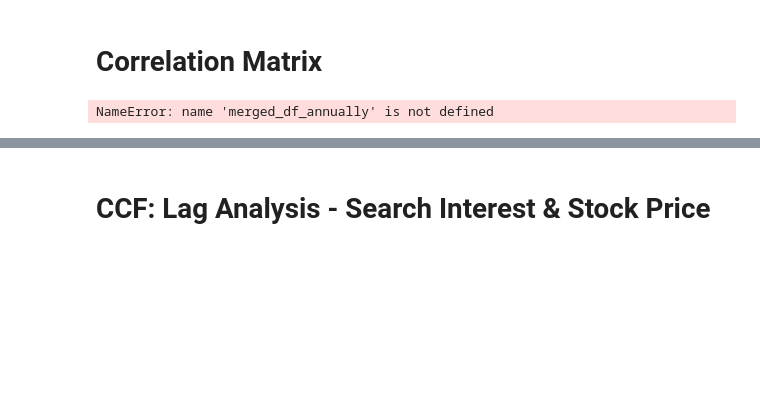
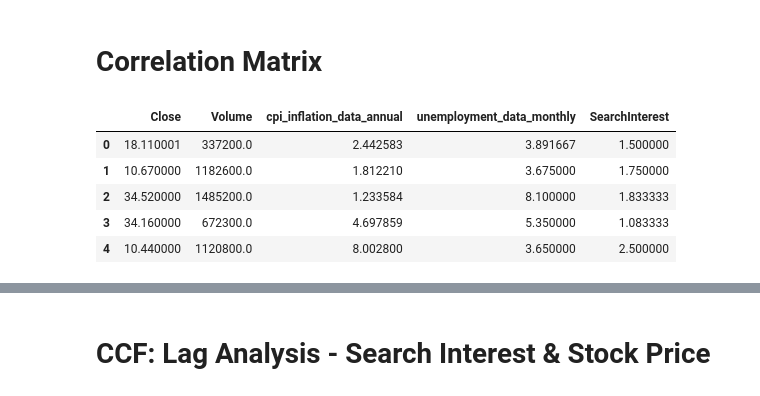
Before and after one commit to milleau98/2026-gig-data-analysis, a Jupyter notebook: notebooks/data-analyses/correlation_analyses.ipynb, the cells around one changed output, grey strips where cells are left out. Saved outputs shown, nothing was run; the diff lists cells and outputs as text; code cells hidden in the pictures; blank space fills up the shorter version.

```diff
--- a/notebooks/data-analyses/correlation_analyses.ipynb
+++ b/notebooks/data-analyses/correlation_analyses.ipynb
@@ -4,12 +20,12 @@
 import pandas as pd
 
 # stock price
-gig_stock_df_annually = pd.read_csv('../data/yfinance/gig_yfinance_annually.csv', parse_dates=['Date'])
-gig_stock_df_quarterly = pd.read_csv('../data/yfinance/gig_yfinance_quarterly.csv', parse_dates=['Date'])
-gig_stock_df_monthly = pd.read_csv('../data/yfinance/gig_yfinance_monthly.csv', parse_dates=['Date'])
-sp500_stock_df_annually = pd.read_csv('../data/yfinance/sp500_yfinance_annually.csv', parse_dates=['Date'])
-sp500_stock_df_quarterly = pd.read_csv('../data/yfinance/sp500_yfinance_quarterly.csv', parse_dates=['Date'])
-sp500_stock_df_monthly = pd.read_csv('../data/yfinance/sp500_yfinance_monthly.csv', parse_dates=['Date'])
+gig_stock_df_annually = pd.read_csv('../../data/yfinance/gig_yfinance_annually.csv', parse_dates=['Date'])
+gig_stock_df_quarterly = pd.read_csv('../../data/yfinance/gig_yfinance_quarterly.csv', parse_dates=['Date'])
+gig_stock_df_monthly = pd.read_csv('../../data/yfinance/gig_yfinance_monthly.csv', parse_dates=['Date'])
+sp500_stock_df_annually = pd.read_csv('../../data/yfinance/sp500_yfinance_annually.csv', parse_dates=['Date'])
+sp500_stock_df_quarterly = pd.read_csv('../../data/yfinance/sp500_yfinance_quarterly.csv', parse_dates=['Date'])
+sp500_stock_df_monthly = pd.read_csv('../../data/yfinance/sp500_yfinance_monthly.csv', parse_dates=['Date'])
 
 # Combine gig and sp500 stock data
 stock_df_annually = pd.concat([gig_stock_df_annually, sp500_stock_df_annually])
@@ -18,14 +34,15 @@ stock_df_monthly = pd.concat([gig_stock_df_monthly, sp500_stock_df_monthly])
 
 
 # google trend data
-google_df_annually = pd.read_csv('../data/google_trends/google_trends_annual.csv', parse_dates=['date'])
-google_df_quarterly = pd.read_csv('../data/google_trends/google_trends_quarterly.csv', parse_dates=['date'])
-google_df_monthly = pd.read_csv('../data/google_trends/google_trends_monthly.csv', parse_dates=['date'])
+google_df_annually = pd.read_csv('../../data/google_trends/google_trends_annual.csv', parse_dates=['date'])
+google_df_quarterly = pd.read_csv('../../data/google_trends/google_trends_quarterly.csv', parse_dates=['date'])
+google_df_monthly = pd.read_csv('../../data/google_trends/google_trends_monthly.csv', parse_dates=['date'])
 
 # FRED data
-fred_df_annually = pd.read_csv('../data/fred/fred_annual_data.csv', parse_dates=['date'])
-fred_df_quarterly = pd.read_csv('../data/fred/fred_quarterly_data.csv', parse_dates=['date'])
-fred_df_monthly = pd.read_csv('../data/fred/fred_monthly_data.csv', parse_dates=['date'])
+fred_df_annually = pd.read_csv('../../data/fred/fred_annual_data.csv', parse_dates=['date'])
+fred_df_quarterly = pd.read_csv('../../data/fred/fred_quarterly_data.csv', parse_dates=['date'])
+fred_df_monthly = pd.read_csv('../../data/fred/fred_monthly_data.csv', parse_dates=['date'])
+
 
 stock_df_quarterly.head()
 # %% [output]
@@ -178,11 +177,16 @@ merged_df_annually.head(75)
 # %% [markdown]
 # Correlation Matrix
 # %%
-corr_df = merged_df_annually[
+corr_df_annually = merged_df_annually[
     ['Close', 'Volume', 'cpi_inflation_data_annual',
      'unemployment_data_monthly', 'SearchInterest']
 ]
 
-corr_df.head()
+corr_df_annually.head()
 # %% [output]
-NameError: name 'merged_df_annually' is not defined
+|  | Close | Volume | cpi_inflation_data_annual | unemployment_data_monthly | SearchInterest |
+| 0 | 18.110001 | 337200.0 | 2.442583 | 3.891667 | 1.500000 |
+| 1 | 10.670000 | 1182600.0 | 1.812210 | 3.675000 | 1.750000 |
+| 2 | 34.520000 | 1485200.0 | 1.233584 | 8.100000 | 1.833333 |
+| 3 | 34.160000 | 672300.0 | 4.697859 | 5.350000 | 1.083333 |
+| 4 | 10.440000 | 1120800.0 | 8.002800 | 3.650000 | 2.500000 |
```
Also changed, not shown: parts of 4 cells of this notebook.
